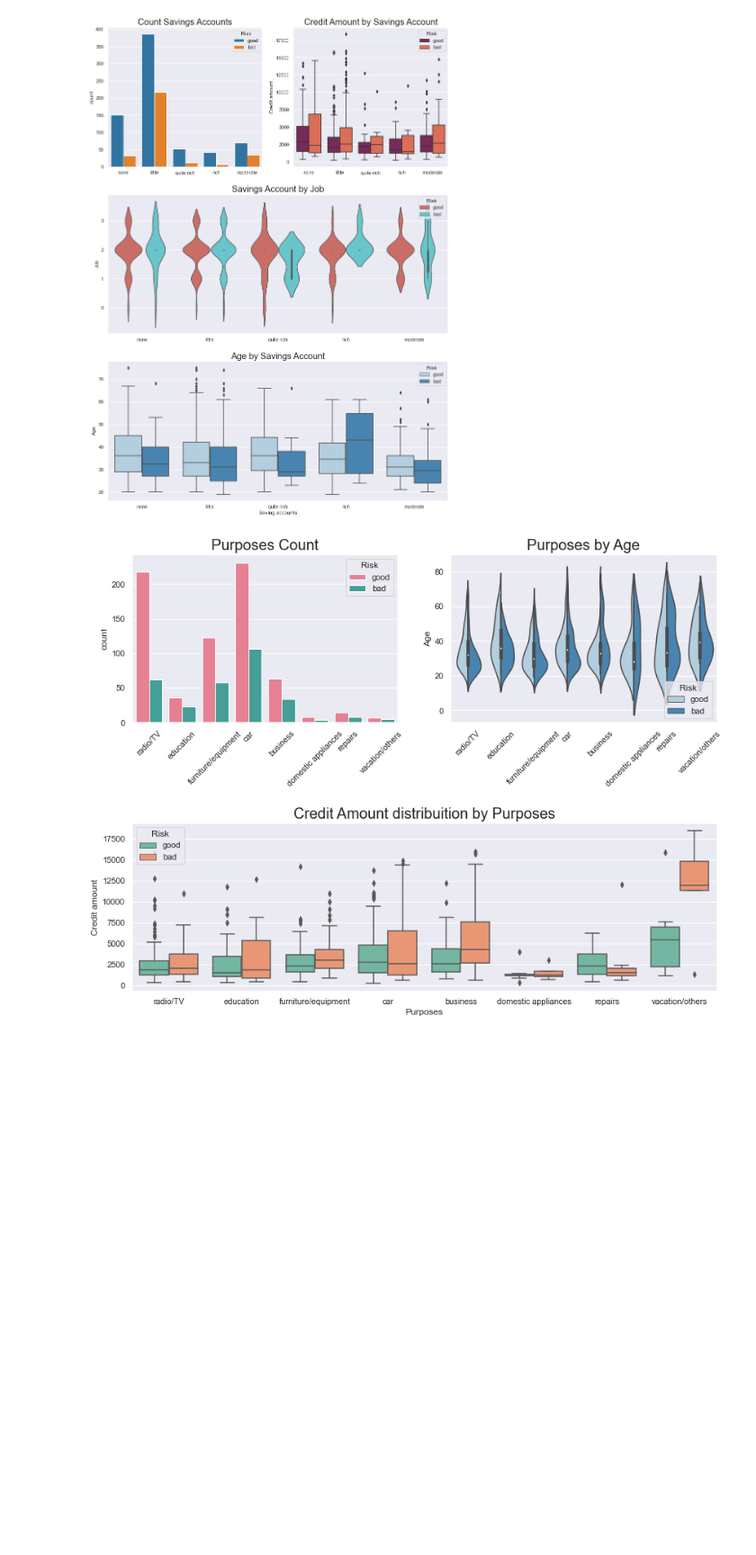
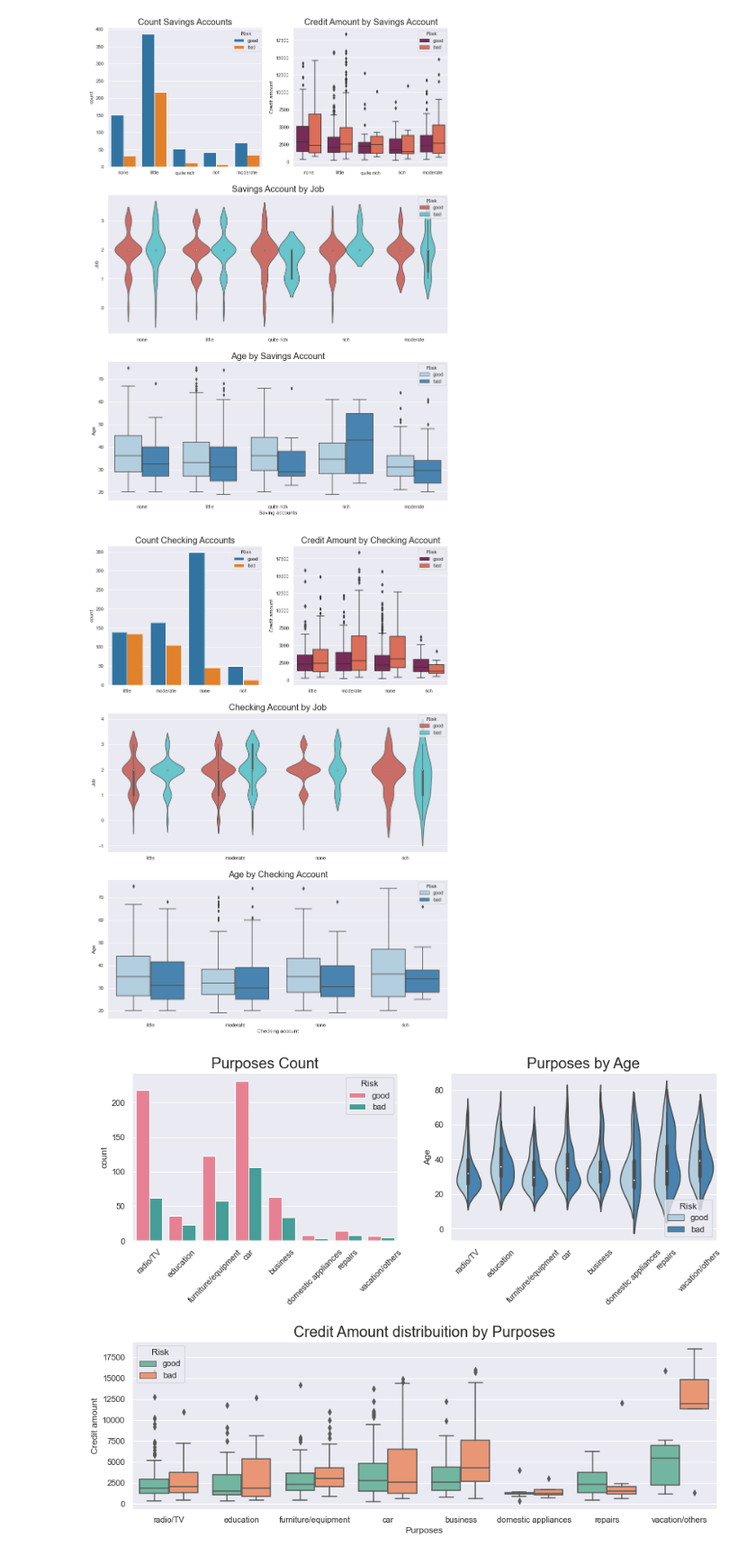
Before and after one commit to bigdatavietnam-org/german-credit-risk, a Jupyter notebook: german-credit-risk.ipynb, the cells around one changed output. Shown at 90% size. Cells and saved outputs as stored; diff of their text form; code cells hidden in the pictures; blank space fills up the shorter version.

```diff
--- a/german-credit-risk.ipynb
+++ b/german-credit-risk.ipynb
@@ -209,6 +209,31 @@ ax4.set_title("Age by Savings Account", fontsize=20)
 plt.show()
 # %% [output]
 [figure]
+# %%
+plt.figure(figsize=(14, 20))
+plt.subplot(321)
+ax1 = sns.countplot(data=credit_df, x='Checking account', hue='Risk', palette='tab10')
+ax1.set_title("Count Checking Accounts", fontsize=20)
+ax1.set_xlabel("")
+
+plt.subplot(322)
+ax2 = sns.boxplot(data=credit_df, x='Checking account', y='Credit amount', hue='Risk', palette='rocket')
+ax2.set_title("Credit Amount by Checking Account", fontsize=20)
+ax2.set_xlabel("")
+
+plt.subplot(312)
+credit_df['Job'] = credit_df['Job'].replace(job_category, [0, 1, 2, 3])
+ax3 = sns.violinplot(data=credit_df, x='Checking account', y='Job', hue='Risk', palette='hls')
+ax3.set_title("Checking Account by Job", fontsize=20)
+ax3.set_xlabel("")
+
+plt.subplot(313)
+ax4 = sns.boxplot(data=credit_df, x='Checking account', y='Age', hue='Risk', palette='Blues')
+ax4.set_title("Age by Checking Account", fontsize=20)
+
+plt.show()
+# %% [output]
+[figure, added]
 # %%
 plt.figure(figsize = (14,12))
 
```
Also changed, not shown: 4 other files.
